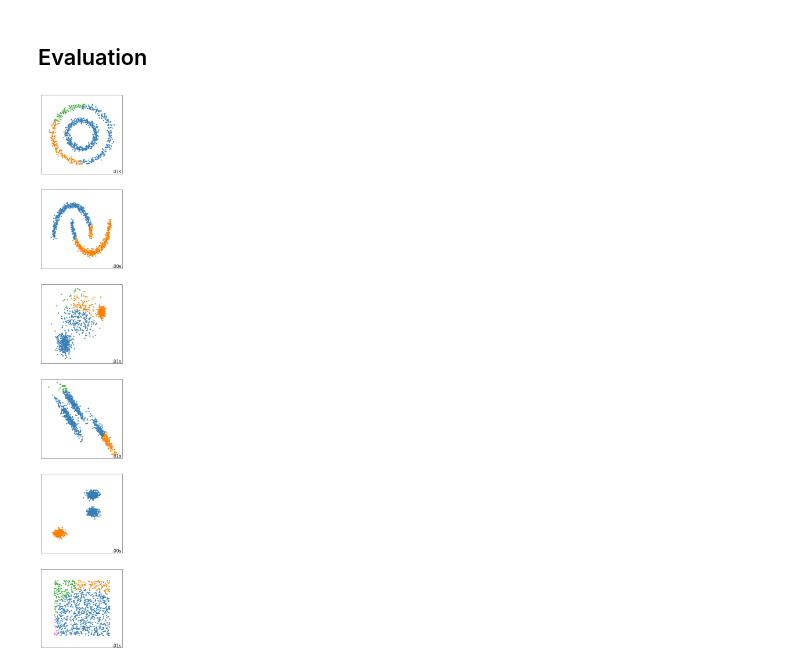
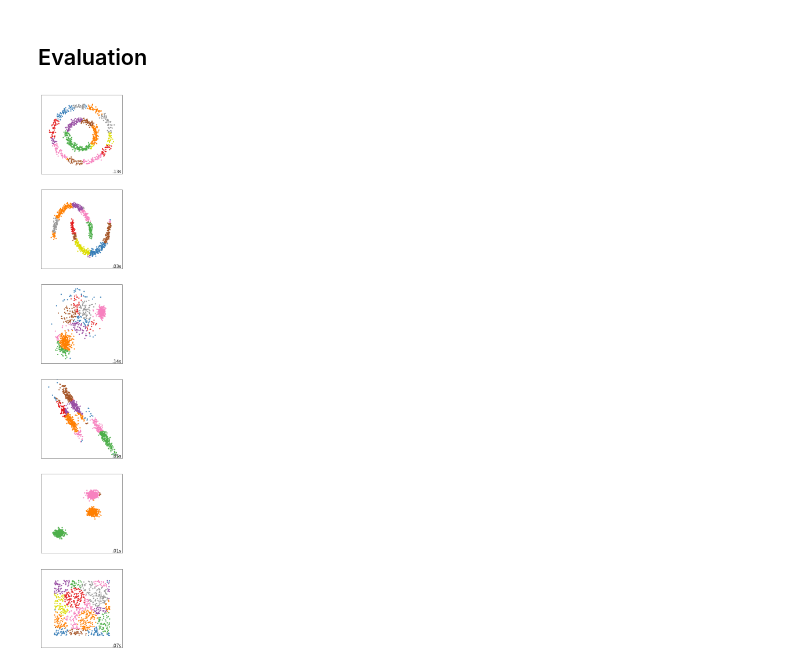
Before and after one commit to arek544/DBSCAN, a Jupyter notebook: dbscan_POC.ipynb, the cells around one changed output. Drawn from its saved outputs; the diff is of its cells as text; code cells hidden in the pictures.

Commit message:
change dbscan parameters

```diff
--- a/dbscan_POC.ipynb
+++ b/dbscan_POC.ipynb
@@ -51,9 +52,9 @@ def dbscan(data, epsilon, minPts):
     CLUSTERED = 2
 
     n = data.shape[0]
-    cluster = np.array([None] * n)
+    cluster = np.array([0] * n)
     state = np.array([NOT_VISITED] * n)
-    cluster_id = 0
+    cluster_id = 1
 
     def euclidean_distance(x1, x2):
         distance = 0
@@ -86,7 +87,7 @@ def dbscan(data, epsilon, minPts):
 
     while NOT_VISITED in state:
         not_visited_ids = np.where(state==NOT_VISITED)[0]
-        search(not_visited_ids[0], cluster_id, epsilon=2, minPts=2)
+        search(not_visited_ids[0], cluster_id, epsilon, minPts)
         cluster_id += 1
 
     return cluster
@@ -102,7 +103,7 @@ for i_dataset, dataset in enumerate(datasets):
     X = StandardScaler().fit_transform(X)
     t0 = time.time()
     # y_pred = algorithm.fit_predict(X)
-    y_pred = dbscan(X, 0.5, 20)
+    y_pred = dbscan(X, 0.65, 50)
     t1 = time.time()
 
     plt.subplot(len(datasets), 1, plot_num)
@@ -121,31 +122,31 @@ for i_dataset, dataset in enumerate(datasets):
                         "#984ea3",
                         "#999999",
                         "#e41a1c",
                         "#dede00",
                     ]
                 ),
                 int(max(y_pred) + 1),
             )
         )
     )
     # add black color for outliers (if any)
     colors = np.append(colors, ["#000000"])
     plt.scatter(X[:, 0], X[:, 1], s=10, color=colors[y_pred.astype(int)])
 
     plt.xlim(-2.5, 2.5)
     plt.ylim(-2.5, 2.5)
     plt.xticks(())
     plt.yticks(())
     plt.text(
         0.99,
         0.01,
         ("%.2fs" % (t1 - t0)).lstrip("0"),
         transform=plt.gca().transAxes,
         size=15,
         horizontalalignment="right",
     )
     plot_num += 1
 
 plt.show()
 # %% [output]
-[figure, old version]
+[figure, new version]
```
Also changed, not shown: parts of 1 cell of this notebook, 1 other file.
